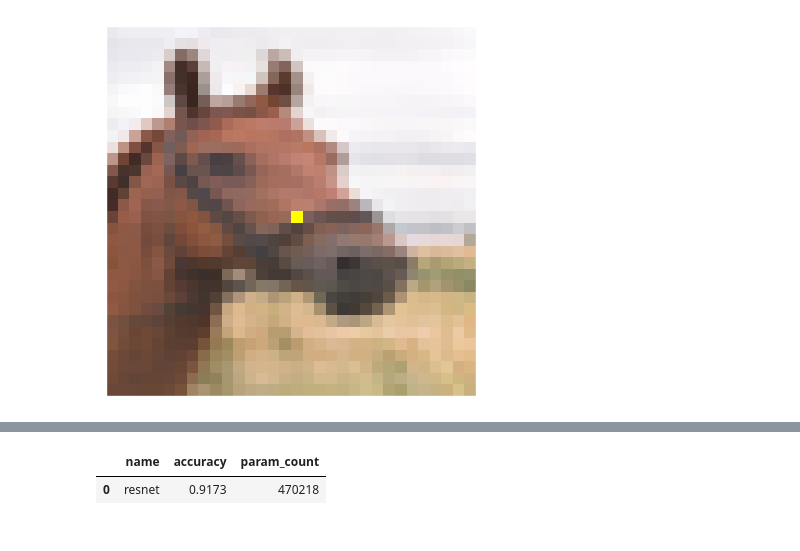
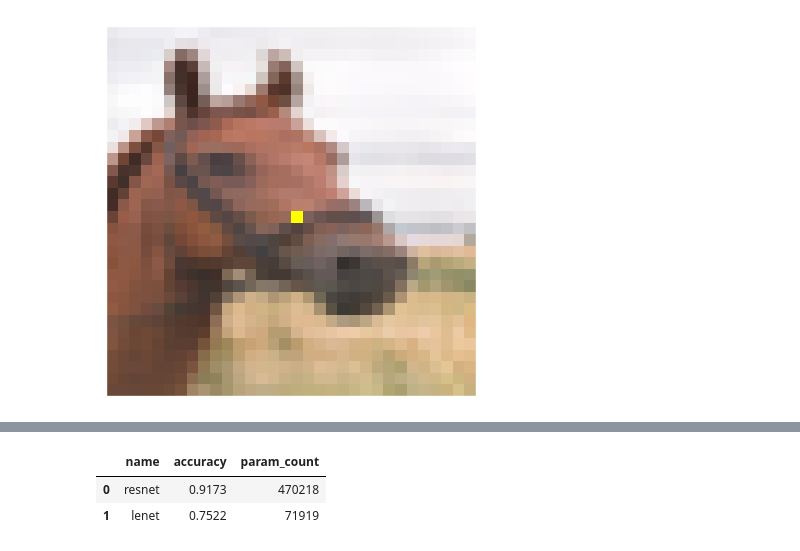
Before and after one commit to VictorAJM/onePixelAttack, a Jupyter notebook: onePixelAttack.ipynb, the cells around one changed output, grey strips where cells are left out. Saved outputs shown, nothing was run; the diff lists cells and outputs as text; code cells hidden in the pictures.

```diff
--- a/onePixelAttack.ipynb
+++ b/onePixelAttack.ipynb
@@ -41,7 +41,8 @@ helper.plot_image(image_perturbed)
 [figure]
 # %%
 resnet = ResNet()
-models = [resnet]
+lenet = LeNet()
+models = [resnet,lenet]
 network_stats, correct_imgs = helper.evaluate_models(models, x_test, y_test)
 correct_imgs = pd.DataFrame(correct_imgs, columns=['name', 'img', 'label', 'confidence', 'pred'])
 network_stats = pd.DataFrame(network_stats, columns=['name', 'accuracy', 'param_count'])
@@ -54,5 +56,6 @@ Evaluating  resnet ...
 |  | name | accuracy | param_count |
 | 0 | resnet | 0.9173 | 470218 |
+| 1 | lenet | 0.7522 | 71919 |
 # %%
 def predict_classes(xs, img, target_class, model, minimize=True):
   # Perturb the image with the given pixel(s) x and get the prediction of the model
```
Also changed, not shown: parts of 17 cells of this notebook, 3 other files.
